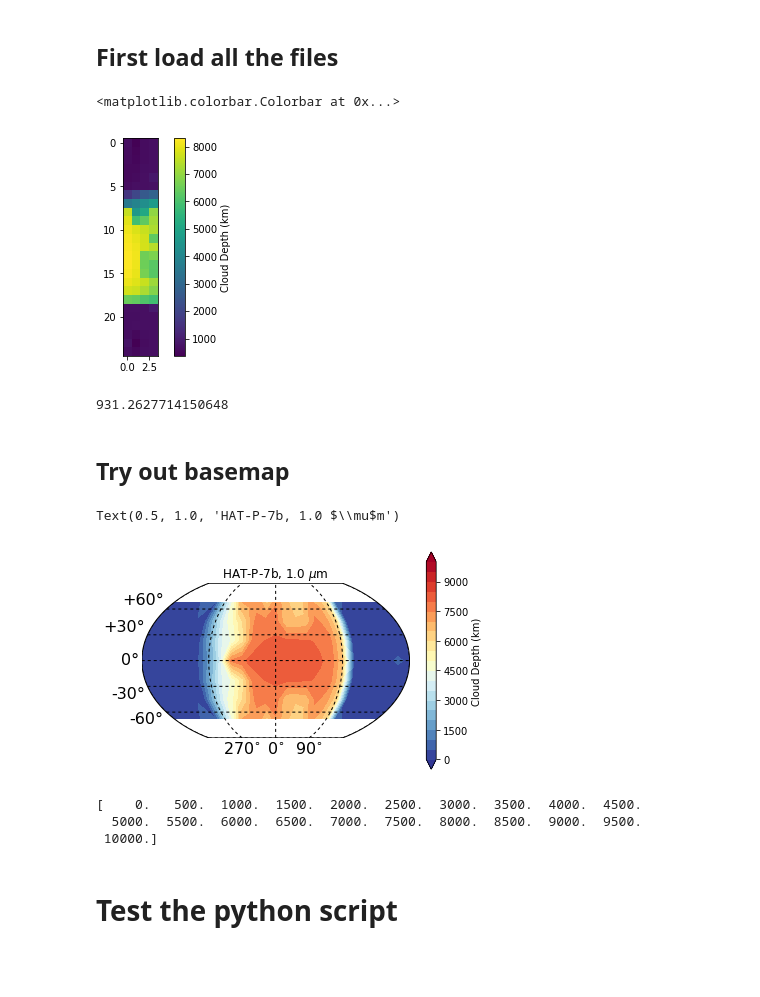
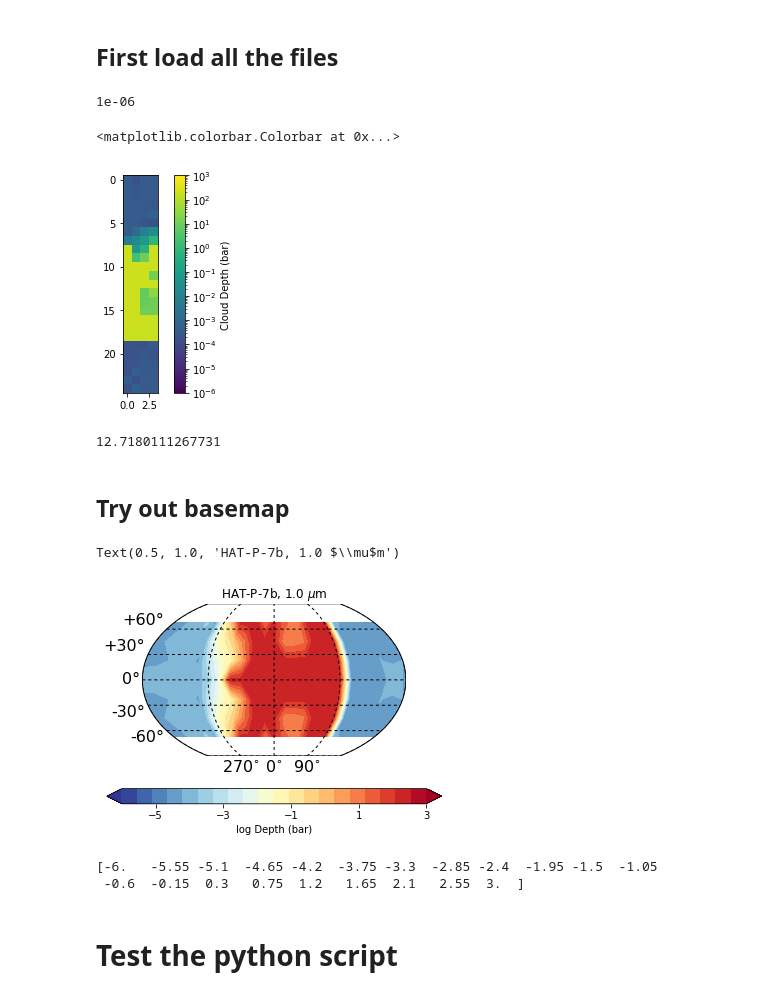
Before and after one commit to eblur/cloudacademyMap, a Jupyter notebook: notebooks/test_map_cloud.ipynb, the cells around one changed output. Saved outputs shown, nothing was run; the diff lists cells and outputs as text; code cells hidden in the pictures; blank space fills up the shorter version.

Commit message:
Make cloud depth maps in pressure units instead of km

```diff
--- a/notebooks/test_map_cloud.ipynb
+++ b/notebooks/test_map_cloud.ipynb
@@ -21,6 +23,15 @@ nprof = len(lons) * len(lats) # number of (lon, lat) profiles
 # Get the wavelengths of interest. Assume all files are the same
 wavel_file = file_root + '_Phi{}Theta{}/out3_extinction.dat'.format(stringy(lons[0]), stringy(lats[0]))
 wavel = get_wavel(wavel_file) # um
+# %%
+P_UNIT = u.dyne / (u.cm**2)
+P_CONVERT = P_UNIT.to(u.bar)
+
+pmin, pmax = 1.e-6, 1.e3
+
+print(P_CONVERT)
+# %% [output]
+1e-06
 # %%
 # Read in the cloud depth values for each file.
 # Make a 3D array with dimensions (lon, lat, wavel)
@@ -28,23 +39,23 @@ NLO, NLA, NWA = len(lons), len(lats), len(wavel)
 Z = np.zeros((NLO, NLA, NWA))
 for i in range(NLO):
     for j in range(NLA):
-        w, d = cloud_depth(stringy(lons[i]), stringy(lats[j]))
-        Z[i,j,:] = d
+        w, d = cloud_depth(stringy(lons[i]), stringy(lats[j]), p_val=True)
+        Z[i,j,:] = d * P_CONVERT
 
 # The 180 longitude is same as -180
 #Z[0,:,:] = Z[-1,:,:]
 # %%
 # rough sketch of where we are using imshow
 im = Z[:,:,20]
-plt.imshow(im)
-plt.colorbar(label='Cloud Depth (km)')
+plt.imshow(im, norm=LogNorm(), vmin=pmin, vmax=pmax)
+plt.colorbar(label='Cloud Depth (bar)')
 # %% [output]
 <matplotlib.colorbar.Colorbar at 0x...>
-[figure, old version]
+[figure, new version]
 # %%
 np.mean(Z[:,:,30] - Z[:,:,0])
 # %% [output]
-931.2627714150648
+12.7180111267731
 # %% [markdown]
 ## Try out basemap
 # %%
@@ -52,43 +63,46 @@ X, Y = np.meshgrid(lons,lats)
 # %%
 fig = plt.figure()
 ax  = plt.subplot(111)
 m = Basemap(projection='kav7',lon_0=0,resolution=None)
 
 nlev = 21
-#levels = np.linspace(np.amin(Z),np.amax(Z),nlev)
-levels = np.linspace(0, 10000, nlev)
+#levels = np.logspace(-6, 3, nlev)
+levels = np.linspace(-6, 3, nlev)
 
 cmap = plt.cm.RdYlBu_r
 
 iw = 10
-CS = m.contourf(X,Y,Z[:,:,iw].T,levels=levels,extend='both',cmap=cmap,latlon=True)
+CS = m.contourf(X, Y, np.log10(Z[:,:,iw].T), levels=levels,
+                extend='both', cmap=cmap, latlon=True)
 
 # mirror southern-hemisphere
-CS = m.contourf(X, -Y, Z[:,:,iw].T, levels=levels, extend='both', cmap=cmap, latlon=True)
+CS = m.contourf(X, -Y, np.log10(Z[:,:,iw].T), levels=levels,
+                extend='both', cmap=cmap, latlon=True)
 
 def fmtfunc(inlon):
         string = r'{:g}'.format(inlon)+r'$^{\circ}$'
         #print string
         return string
 
 meridians = np.arange(0., 360., 90)
 m.drawmeridians(meridians, labels=[False,False,False,True],
                     labelstyle=None, fmt=fmtfunc, dashes=[3,3], color='k', fontsize=16)
 parallels = np.arange(-90., 90, 30)
 m.drawparallels(parallels, labels=[True,False,False,False],
                     labelstyle='+/-', dashes=[3,3], color='k',fontsize=16)
 
-plt.colorbar(label='Cloud Depth (km)')
+labels = ['{:.1f}'.format(x) for x in levels[::3]]
+
+plt.colorbar(label='log Depth (bar)', ticks=np.arange(-5, 4)[::2], orientation='horizontal')
 plt.title('HAT-P-7b, {:.1f} $\mu$m'.format(wavel[iw]))
 # %% [output]
 Text(0.5, 1.0, 'HAT-P-7b, 1.0 $\\mu$m')
-[figure, old version]
+[figure, new version]
 # %%
 print(levels)
 # %% [output]
-[    0.   500.  1000.  1500.  2000.  2500.  3000.  3500.  4000.  4500.
-  5000.  5500.  6000.  6500.  7000.  7500.  8000.  8500.  9000.  9500.
- 10000.]
+[-6.   -5.55 -5.1  -4.65 -4.2  -3.75 -3.3  -2.85 -2.4  -1.95 -1.5  -1.05
+ -0.6  -0.15  0.3   0.75  1.2   1.65  2.1   2.55  3.  ]
 # %% [markdown]
 # Test the python script
 # %%
```
Also changed, not shown: parts of 3 cells of this notebook, 1 other file.
